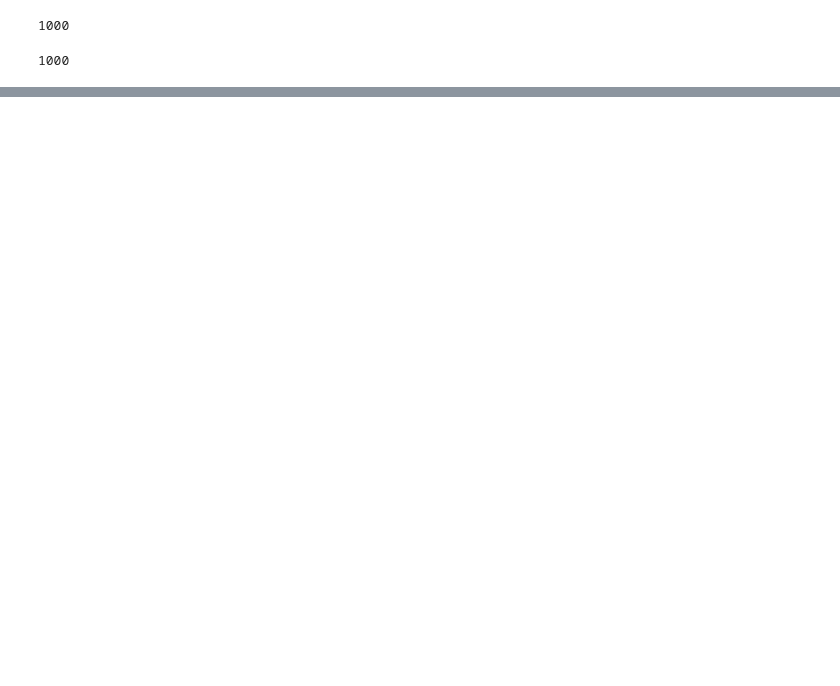
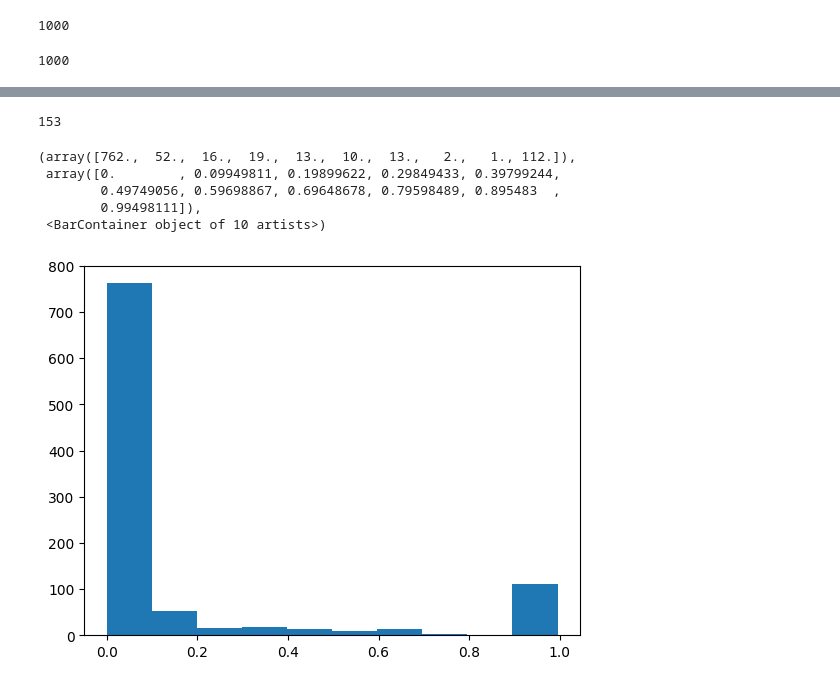
Before and after one commit to chanccm/streamlit-nlp, a Jupyter notebook: notebooks/create_topic_distribution_model_drug_information.ipynb, the cells around one changed output, grey strips where cells are left out. Cells and saved outputs as stored; diff of their text form; code cells hidden in the pictures; blank space fills up the shorter version.

```diff
--- a/notebooks/create_topic_distribution_model_drug_information.ipynb
+++ b/notebooks/create_topic_distribution_model_drug_information.ipynb
@@ -435,0 +441,13 @@ new_s
+# %%
+len(df_topic0)
+# %% [output]
+153
+# %%
+plt.hist(df.topic1)
+# %% [output]
+(array([762.,  52.,  16.,  19.,  13.,  10.,  13.,   2.,   1., 112.]),
+ array([0.        , 0.09949811, 0.19899622, 0.29849433, 0.39799244,
+        0.49749056, 0.59698867, 0.69648678, 0.79598489, 0.895483  ,
+        0.99498111]),
+ <BarContainer object of 10 artists>)
+[figure, added]
```
Also changed, not shown: parts of 50 cells of this notebook, 14 other files.
